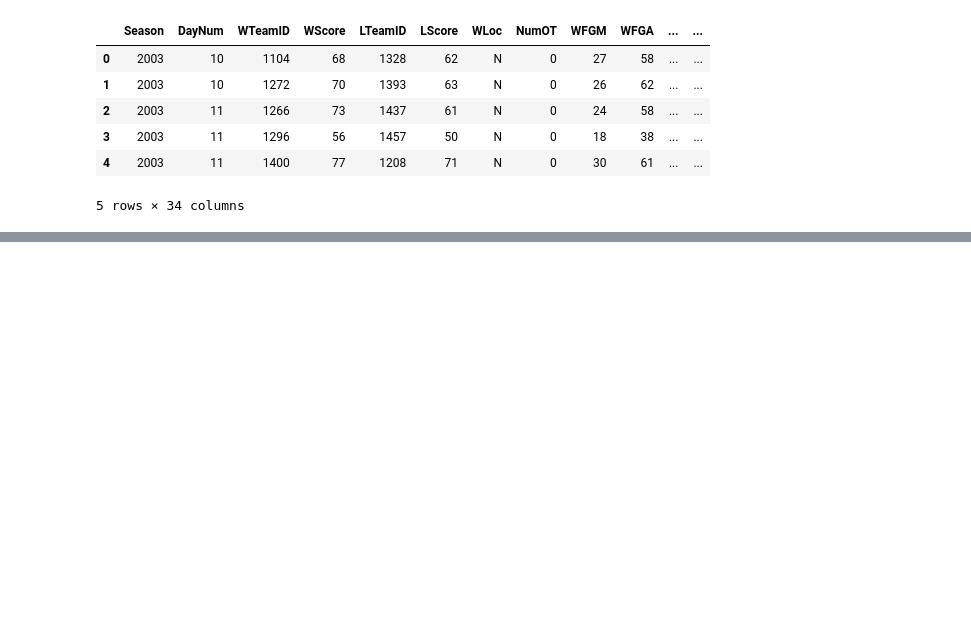
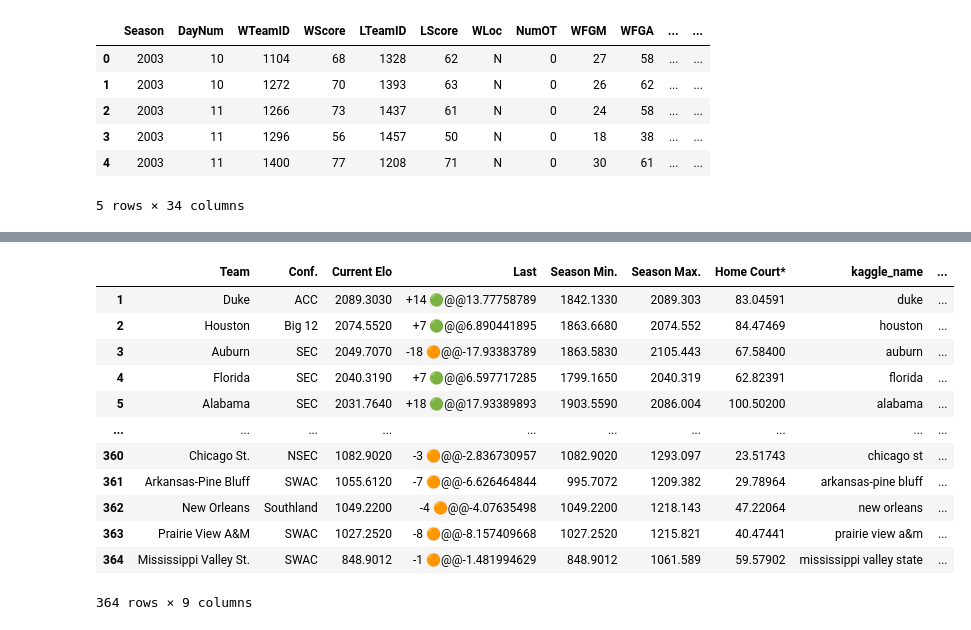
Before and after one commit to mborrus/Borhoops, a Jupyter notebook: EDA.ipynb, the cells around one changed output, grey strips where cells are left out. Cells and saved outputs as stored; diff of their text form; code cells hidden in the pictures; blank space fills up the shorter version.

```diff
--- a/EDA.ipynb
+++ b/EDA.ipynb
@@ -151,0 +208,3 @@ submission_df = pd.read_csv(f'{data_dir}/SampleSubmissionStage2.csv')
+# %%
+nate = pd.read_csv(f'{data_dir}/Nate/data-nO2M0.csv', index_col=0)
+nate.head()
@@ -151,0 +224,5 @@ submission_df = pd.read_csv(f'{data_dir}/SampleSubmissionStage2.csv')
+# %%
+MTeamSpellings = pd.read_csv(f"{data_dir}/Kaggle/MTeamSpellings.csv")
+choices = list(MTeamSpellings["TeamNameSpelling"])
+# Example of how this will work:
+process.extractOne(nate['Team'][1], choices)
@@ -151,0 +231,7 @@ submission_df = pd.read_csv(f'{data_dir}/SampleSubmissionStage2.csv')
+# %%
+nate['kaggle_name'] = nate['Team'].apply(lambda x: process.extractOne(x, choices)[0])
+nate['fuzz_score'] = nate['Team'].apply(lambda x: process.extractOne(x, choices)[1])
+# check for erroneous matches by going worst to best
+display(nate[['kaggle_name','Team','fuzz_score']].sort_values(by='fuzz_score', ascending=True))
+# In my case, the only error was Miami University (OH), which got matches with 'uni'
+nate.loc[nate['kaggle_name'] == 'uni', 'kaggle_name'] = 'miami (oh)'
@@ -151,0 +252,16 @@ submission_df = pd.read_csv(f'{data_dir}/SampleSubmissionStage2.csv')
+# %%
+nate
+# %% [output]
+|  | Team | Conf. | Current Elo | Last | Season Min. | Season Max. | Home Court* | kaggle_name | ... |
+| 1 | Duke | ACC | 2089.3030 | +14 🟢@@13.77758789 | 1842.1330 | 2089.303 | 83.04591 | duke | ... |
+| 2 | Houston | Big 12 | 2074.5520 | +7 🟢@@6.890441895 | 1863.6680 | 2074.552 | 84.47469 | houston | ... |
+| 3 | Auburn | SEC | 2049.7070 | -18 🟠@@-17.93383789 | 1863.5830 | 2105.443 | 67.58400 | auburn | ... |
+| 4 | Florida | SEC | 2040.3190 | +7 🟢@@6.597717285 | 1799.1650 | 2040.319 | 62.82391 | florida | ... |
+| 5 | Alabama | SEC | 2031.7640 | +18 🟢@@17.93389893 | 1903.5590 | 2086.004 | 100.50200 | alabama | ... |
+| ... | ... | ... | ... | ... | ... | ... | ... | ... | ... |
+| 360 | Chicago St. | NSEC | 1082.9020 | -3 🟠@@-2.836730957 | 1082.9020 | 1293.097 | 23.51743 | chicago st | ... |
+| 361 | Arkansas-Pine Bluff | SWAC | 1055.6120 | -7 🟠@@-6.626464844 | 995.7072 | 1209.382 | 29.78964 | arkansas-pine bluff | ... |
+| 362 | New Orleans | Southland | 1049.2200 | -4 🟠@@-4.07635498 | 1049.2200 | 1218.143 | 47.22064 | new orleans | ... |
+| 363 | Prairie View A&M | SWAC | 1027.2520 | -8 🟠@@-8.157409668 | 1027.2520 | 1215.821 | 40.47441 | prairie view a&m | ... |
+| 364 | Mississippi Valley St. | SWAC | 848.9012 | -1 🟠@@-1.481994629 | 848.9012 | 1061.589 | 59.57902 | mississippi valley state | ... |
+364 rows × 9 columns
```
Also changed, not shown: parts of 24 cells of this notebook, 2 other files.
